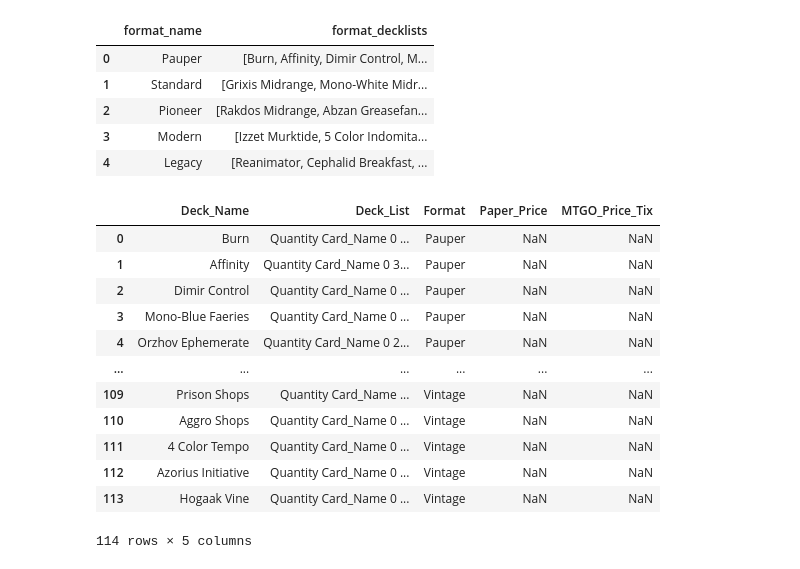
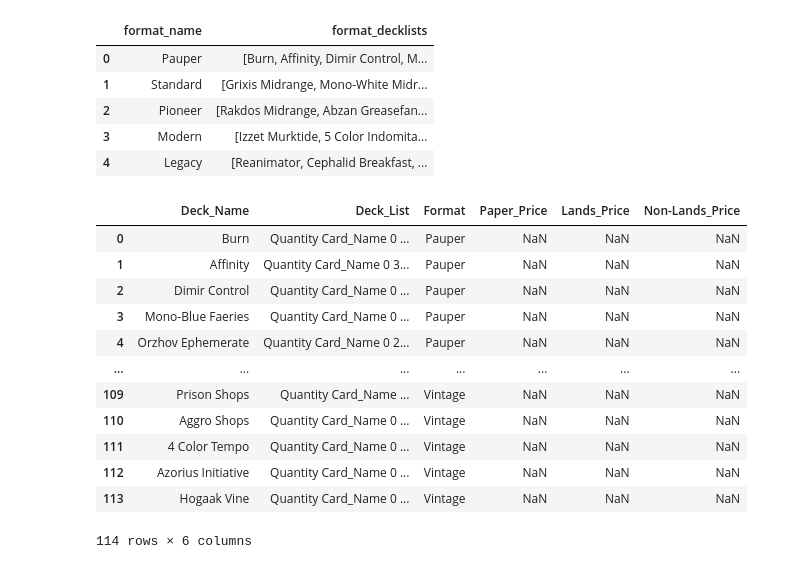
Before and after one commit to jackgarn/MTG-Format-Price, a Jupyter notebook: Format Price Calculations with Lands.ipynb, the cells around one changed output. Saved outputs shown, nothing was run; the diff lists cells and outputs as text; code cells hidden in the pictures.

Commit message:
added more data viz and updated lands calc

```diff
--- a/Format Price Calculations with Lands.ipynb
+++ b/Format Price Calculations with Lands.ipynb
@@ -186,37 +186,37 @@ formats.head()
 | 3 | Modern | [Izzet Murktide, 5 Color Indomita... |
 | 4 | Legacy | [Reanimator, Cephalid Breakfast, ... |
 # %%
-decks = pd.DataFrame(columns=['Deck_Name','Deck_List','Format','Paper_Price','MTGO_Price_Tix'])
+decks = pd.DataFrame(columns=['Deck_Name','Deck_List','Format','Paper_Price','Lands_Price','Non-Lands_Price'])
 
 deck_names_column = []
 deck_lists_column = []
 format_column = []
 
 for format in formats.index:
     for deck in formats['format_decklists'].loc[format]:
         deck_names_column.append(deck)
         deck_lists_column.append(pd.read_csv("Deck Lists/"+formats['format_name'].loc[format]+" Metagame Decks/"+deck+".csv"))
         format_column.append(formats['format_name'].loc[format])
 
 decks['Deck_Name'] = deck_names_column
 decks['Deck_List'] = deck_lists_column
 decks['Format'] = format_column
 
 decks.head(len(decks))
 # %% [output]
-|  | Deck_Name | Deck_List | Format | Paper_Price | MTGO_Price_Tix |
-| 0 | Burn | Quantity Card_Name 0 ... | Pauper | NaN | NaN |
-| 1 | Affinity | Quantity Card_Name 0 3... | Pauper | NaN | NaN |
-| 2 | Dimir Control | Quantity Card_Name 0 ... | Pauper | NaN | NaN |
-| 3 | Mono-Blue Faeries | Quantity Card_Name 0 ... | Pauper | NaN | NaN |
-| 4 | Orzhov Ephemerate | Quantity Card_Name 0 2... | Pauper | NaN | NaN |
-| ... | ... | ... | ... | ... | ... |
-| 109 | Prison Shops | Quantity Card_Name ... | Vintage | NaN | NaN |
-| 110 | Aggro Shops | Quantity Card_Name 0 ... | Vintage | NaN | NaN |
-| 111 | 4 Color Tempo | Quantity Card_Name 0 ... | Vintage | NaN | NaN |
-| 112 | Azorius Initiative | Quantity Card_Name 0 ... | Vintage | NaN | NaN |
-| 113 | Hogaak Vine | Quantity Card_Name 0 ... | Vintage | NaN | NaN |
+|  | Deck_Name | Deck_List | Format | Paper_Price | Lands_Price | Non-Lands_Price |
+| 0 | Burn | Quantity Card_Name 0 ... | Pauper | NaN | NaN | NaN |
+| 1 | Affinity | Quantity Card_Name 0 3... | Pauper | NaN | NaN | NaN |
+| 2 | Dimir Control | Quantity Card_Name 0 ... | Pauper | NaN | NaN | NaN |
+| 3 | Mono-Blue Faeries | Quantity Card_Name 0 ... | Pauper | NaN | NaN | NaN |
+| 4 | Orzhov Ephemerate | Quantity Card_Name 0 2... | Pauper | NaN | NaN | NaN |
+| ... | ... | ... | ... | ... | ... | ... |
+| 109 | Prison Shops | Quantity Card_Name ... | Vintage | NaN | NaN | NaN |
+| 110 | Aggro Shops | Quantity Card_Name 0 ... | Vintage | NaN | NaN | NaN |
+| 111 | 4 Color Tempo | Quantity Card_Name 0 ... | Vintage | NaN | NaN | NaN |
+| 112 | Azorius Initiative | Quantity Card_Name 0 ... | Vintage | NaN | NaN | NaN |
+| 113 | Hogaak Vine | Quantity Card_Name 0 ... | Vintage | NaN | NaN | NaN |
-114 rows × 5 columns
+114 rows × 6 columns
 # %%
 def paper_price(decklist):
     deck_price = 0
```
Also changed, not shown: parts of 3 cells of this notebook, 1 other file.
